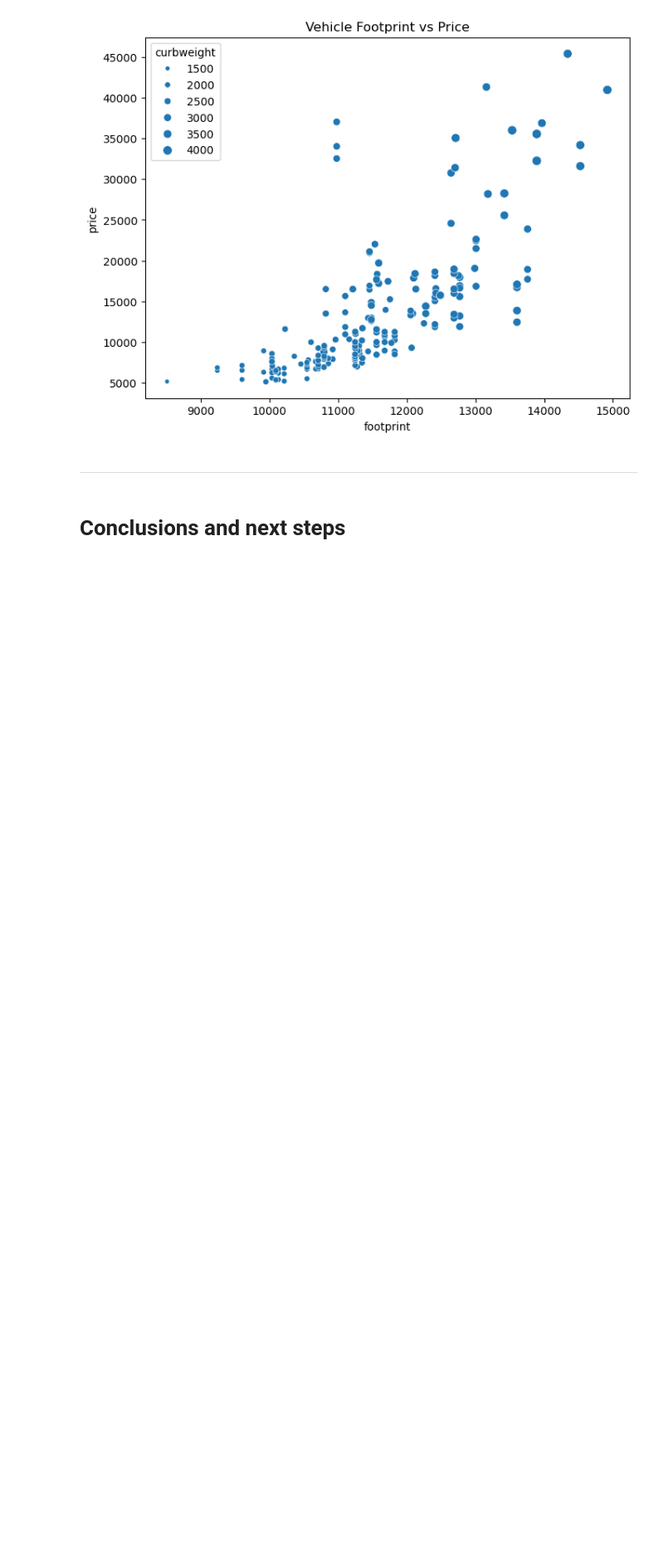
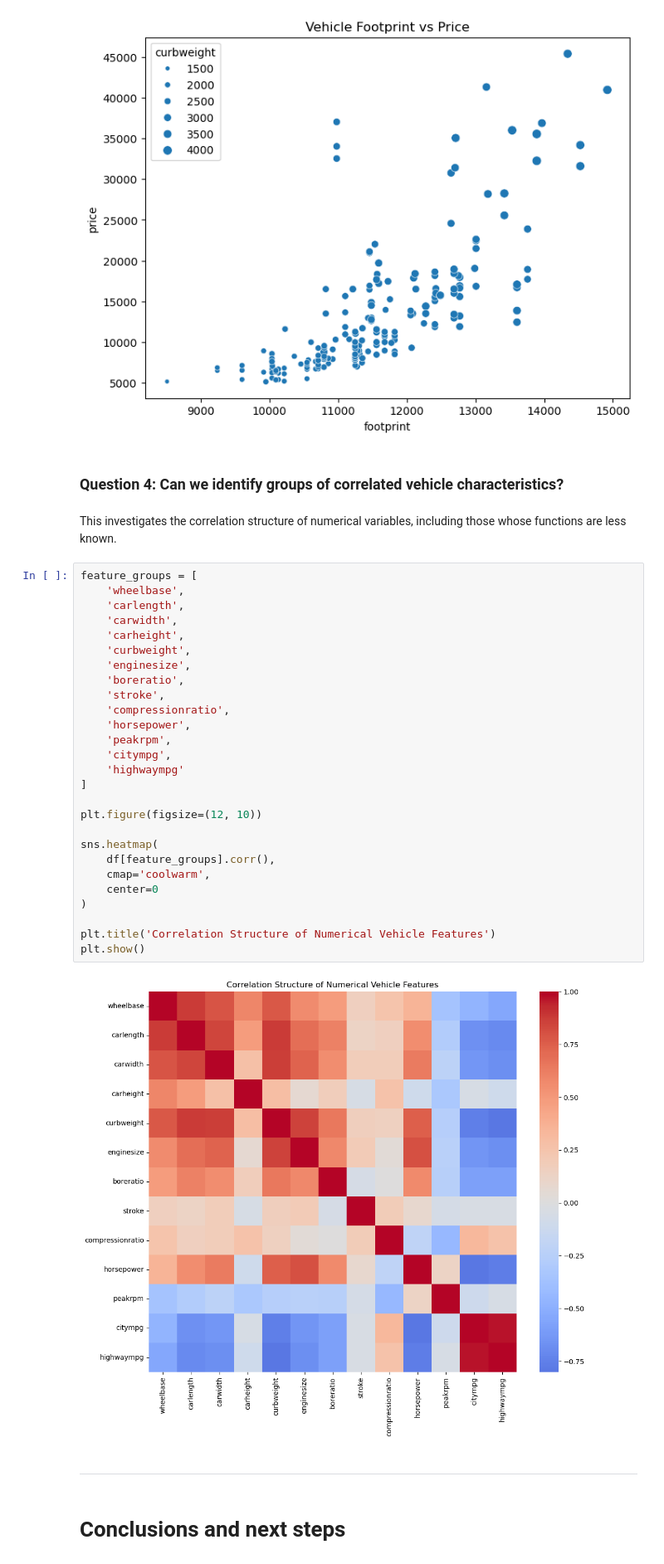
Before and after one commit to phonemes-and-speech-entrainment/Car_feature_price_analysis, a Jupyter notebook: jupyter_notebooks/Notebook_Template.ipynb, the cells around one changed output. Shown at 83% size. Cells and saved outputs as stored; diff of their text form; blank space fills up the shorter version.

Commit message:
Add question 4 feature extraction

```diff
--- a/jupyter_notebooks/Notebook_Template.ipynb
+++ b/jupyter_notebooks/Notebook_Template.ipynb
@@ -555,6 +555,39 @@ plt.title('Vehicle Footprint vs Price')
 plt.show()
 # %% [output]
 [figure]
+# %% [markdown]
+### Question 4: Can we identify groups of correlated vehicle characteristics?
+# %% [markdown]
+This investigates the correlation structure of numerical variables, including those whose functions are less known.
+# %%
+feature_groups = [
+    'wheelbase',
+    'carlength',
+    'carwidth',
+    'carheight',
+    'curbweight',
+    'enginesize',
+    'boreratio',
+    'stroke',
+    'compressionratio',
+    'horsepower',
+    'peakrpm',
+    'citympg',
+    'highwaympg'
+]
+
+plt.figure(figsize=(12, 10))
+
+sns.heatmap(
+    df[feature_groups].corr(),
+    cmap='coolwarm',
+    center=0
+)
+
+plt.title('Correlation Structure of Numerical Vehicle Features')
+plt.show()
+# %% [output]
+[figure, added]
 # %% [markdown]
 ---
 # %% [markdown]
```
